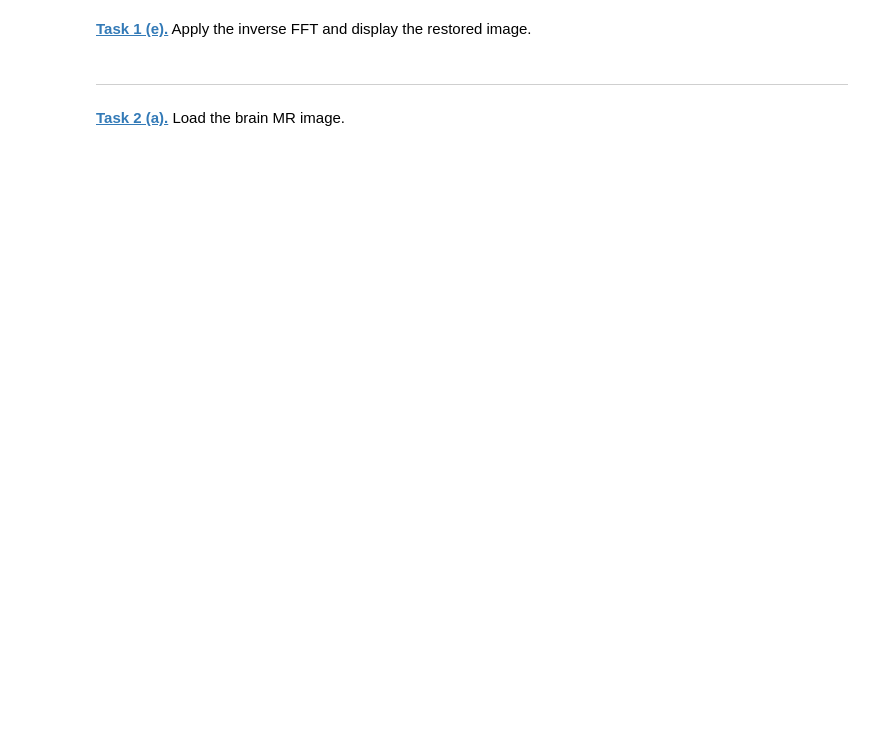
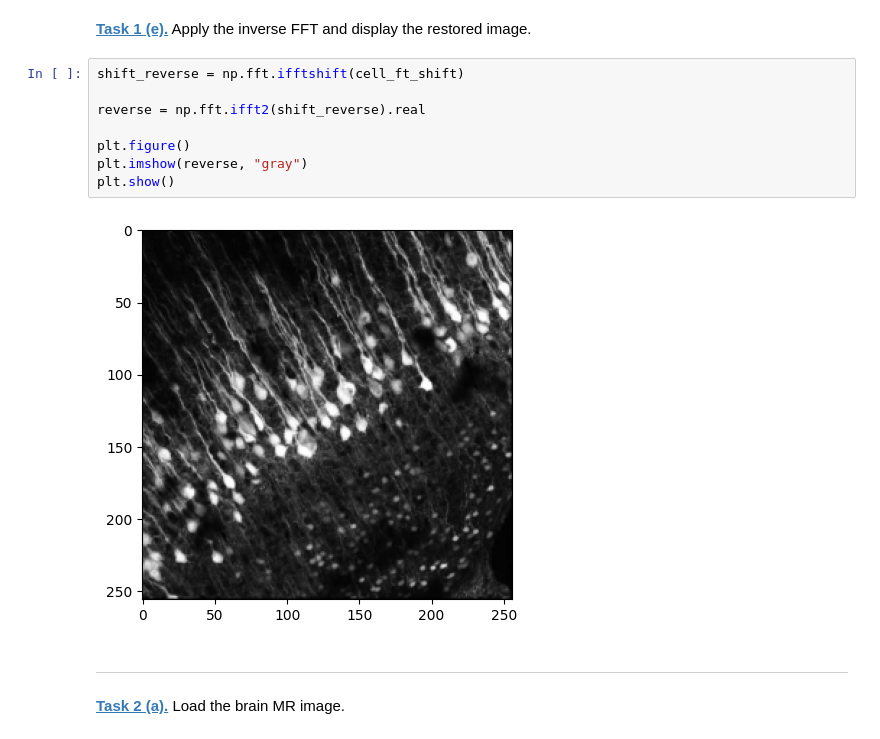
Before and after one commit to k8nsti/mobi-fs5-python, a Jupyter notebook: fourier.ipynb, the cells around one changed output. Cells and saved outputs as stored; diff of their text form; blank space fills up the shorter version.

```diff
--- a/fourier.ipynb
+++ b/fourier.ipynb
@@ -24,5 +74,15 @@ plt.imshow(phase, 'gray')
 # %% [markdown]
 **[Task 1 (e).]()** Apply the inverse FFT and display the restored image.
+# %%
+shift_reverse = np.fft.ifftshift(cell_ft_shift)
+
+reverse = np.fft.ifft2(shift_reverse).real
+
+plt.figure()
+plt.imshow(reverse, "gray")
+plt.show()
+# %% [output]
+[figure, added]
 # %% [markdown]
 ---
 # %% [markdown]
```
Also changed, not shown: parts of 8 cells of this notebook.
